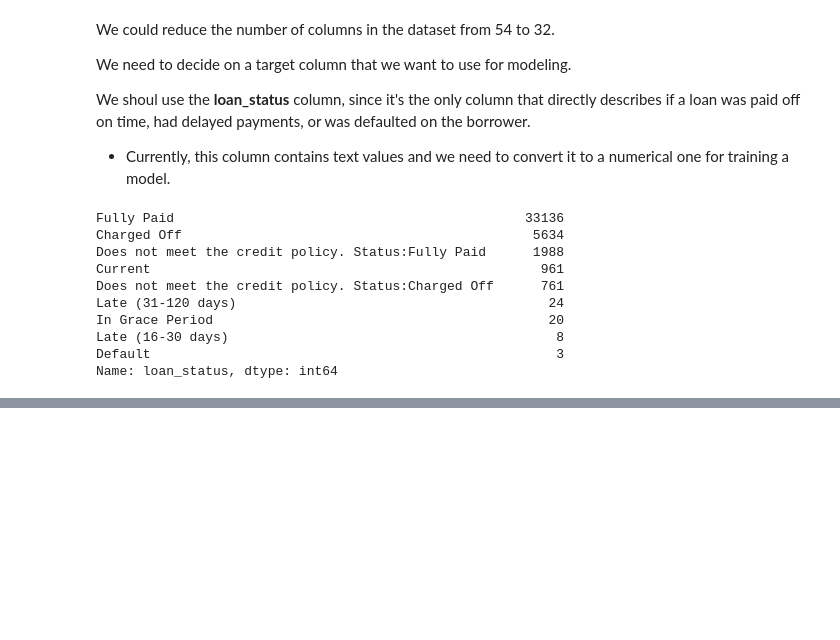
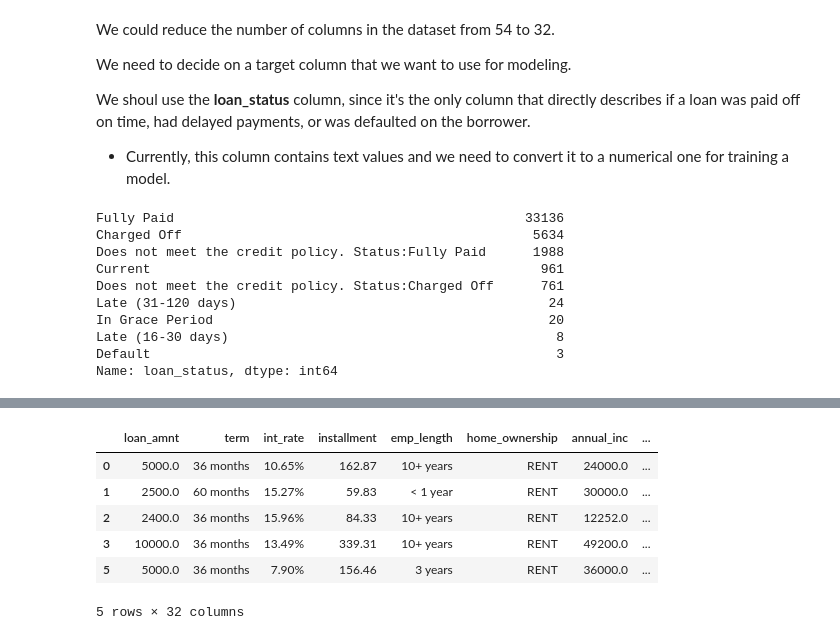
Before and after one commit to ajdatahub/ProjectDS, a Jupyter notebook: LendingClub Predictions/LendingClub Predictions.ipynb, the cells around one changed output, grey strips where cells are left out. Saved outputs shown, nothing was run; the diff lists cells and outputs as text; code cells hidden in the pictures; blank space fills up the shorter version.

```diff
--- a/LendingClub Predictions/LendingClub Predictions.ipynb
+++ b/LendingClub Predictions/LendingClub Predictions.ipynb
@@ -155,0 +166,22 @@ Name: loan_status, dtype: int64
+# %%
+# Dropping rows where status is not 'Fully Paid','Charged Off'
+loans = loans.drop(loans[~loans['loan_status'].isin (['Fully Paid','Charged Off' ])].index)
+
+# Transform the Fully Paid values to 1 for the positive case and the Charged Off values to 0 for the negative case.
+status_replace = {
+    "loan_status" : {
+        "Fully Paid": 1,
+        "Charged Off": 0,
+    }
+}
+loans = loans.replace(status_replace)
+# %%
+loans.head()
+# %% [output]
+|  | loan_amnt | term | int_rate | installment | emp_length | home_ownership | annual_inc | ... |
+| 0 | 5000.0 | 36 months | 10.65% | 162.87 | 10+ years | RENT | 24000.0 | ... |
+| 1 | 2500.0 | 60 months | 15.27% | 59.83 | < 1 year | RENT | 30000.0 | ... |
+| 2 | 2400.0 | 36 months | 15.96% | 84.33 | 10+ years | RENT | 12252.0 | ... |
+| 3 | 10000.0 | 36 months | 13.49% | 339.31 | 10+ years | RENT | 49200.0 | ... |
+| 5 | 5000.0 | 36 months | 7.90% | 156.46 | 3 years | RENT | 36000.0 | ... |
+5 rows × 32 columns
```
Also changed, not shown: parts of 15 cells of this notebook.
